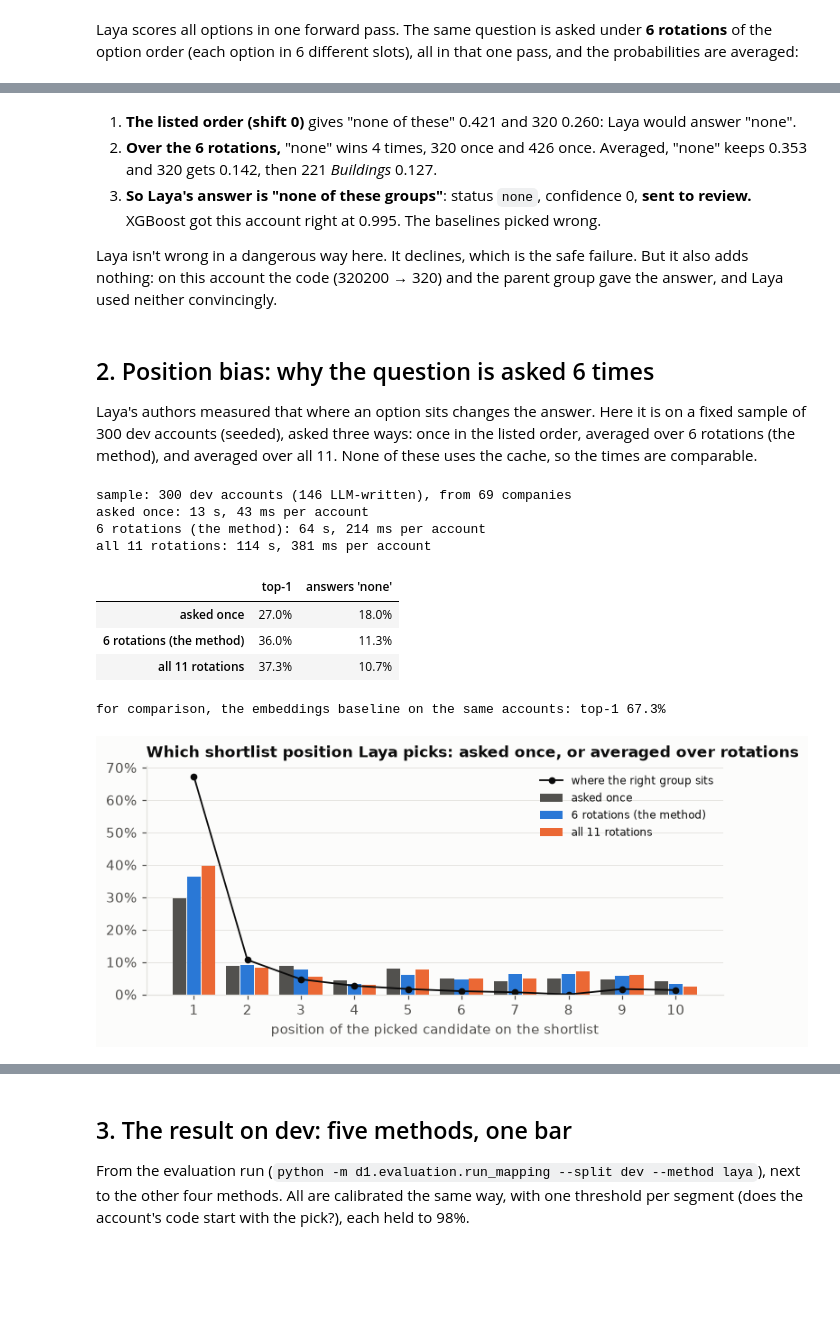
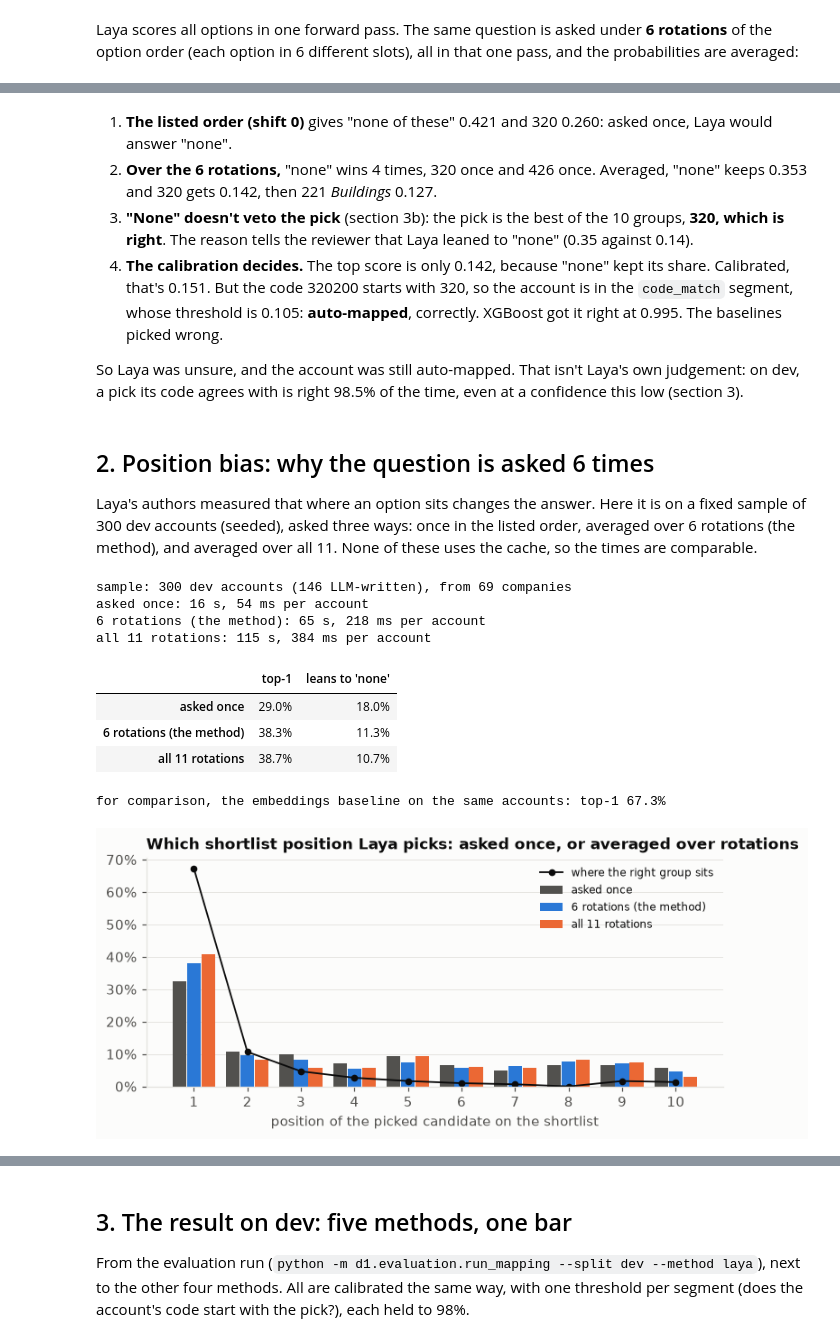
Before and after one commit to VincenzoVant/d1-consolidation-copilot, a Jupyter notebook: notebooks/15_laya.ipynb, the cells around one changed output, grey strips where cells are left out. Cells and saved outputs as stored; diff of their text form; code cells hidden in the pictures; blank space fills up the shorter version.

Commit message:
Keep Laya's none as a signal, not a veto

```diff
--- a/notebooks/15_laya.ipynb
+++ b/notebooks/15_laya.ipynb
@@ -135,9 +135,10 @@ pick None (none, laya: none of these groups (p = 0.35)); calibrated confidence 0
 # %% [markdown]
-1. **The listed order (shift 0)** gives "none of these" 0.421 and 320 0.260: Laya would answer "none".
+1. **The listed order (shift 0)** gives "none of these" 0.421 and 320 0.260: asked once, Laya would answer "none".
 2. **Over the 6 rotations,** "none" wins 4 times, 320 once and 426 once. Averaged, "none" keeps 0.353 and 320 gets 0.142, then 221 *Buildings* 0.127.
-3. **So Laya's answer is "none of these groups"**: status `none`, confidence 0, **sent to review.** XGBoost got this account right at 0.995. The baselines picked wrong.
+3. **"None" doesn't veto the pick** (section 3b): the pick is the best of the 10 groups, **320, which is right**. The reason tells the reviewer that Laya leaned to "none" (0.35 against 0.14).
+4. **The calibration decides.** The top score is only 0.142, because "none" kept its share. Calibrated, that's 0.151. But the code 320200 starts with 320, so the account is in the `code_match` segment, whose threshold is 0.105: **auto-mapped**, correctly. XGBoost got it right at 0.995. The baselines picked wrong.
 
-Laya isn't wrong in a dangerous way here. It declines, which is the safe failure. But it also adds nothing: on this account the code (320200 → 320) and the parent group gave the answer, and Laya used neither convincingly.
+So Laya was unsure, and the account was still auto-mapped. That isn't Laya's own judgement: on dev, a pick its code agrees with is right 98.5% of the time, even at a confidence this low (section 3).
 # %% [markdown]
 ## 2. Position bias: why the question is asked 6 times
 
@@ -160,42 +161,42 @@ for name, method in variants.items():
     results[name] = outs
     print(f"{name}: {time.time() - start:.0f} s, {(time.time() - start) / len(sample) * 1000:.0f} ms per account")
 
 
 def summary(outs):
-    picks = np.array([o.chosen_code or "none" for o in outs])
-    first = np.array([o.chosen_code == s[0].code for o, s in zip(outs, s_lists)])
+    picks = np.array([o.chosen_code for o in outs])
+    leaned = np.array([bool(o.reason) and "leaned to none" in o.reason for o in outs])  # "none" scored above the pick
     slot = [next((i for i, c in enumerate(s) if c.code == o.chosen_code), None) for o, s in zip(outs, s_lists)]
-    return {"top-1": np.mean(picks == s_target), "answers 'none'": np.mean(picks == "none"), "slot": slot}
+    return {"top-1": np.mean(picks == s_target), "leans to 'none'": leaned.mean(), "slot": slot}
 
 
 emb_first = np.mean([s[0].code == t for s, t in zip(s_lists, s_target)])
 rows = {name: summary(outs) for name, outs in results.items()}
 display(pd.DataFrame({n: {k: v for k, v in r.items() if k != "slot"} for n, r in rows.items()}).T.style.format("{:.1%}"))
 print(f"for comparison, the embeddings baseline on the same accounts: top-1 {emb_first:.1%}")
 
 fig, ax = plt.subplots(figsize=(7.5, 3))
 width = 0.27
 right_slot = [next((i for i, c in enumerate(s) if c.code == t), None) for s, t in zip(s_lists, s_target)]
 for j, (name, r) in enumerate(rows.items()):
     counts = np.bincount([s for s in r["slot"] if s is not None], minlength=K) / len(sample)
     ax.bar(np.arange(K) + (j - 1) * width, counts, width=width * 0.95, color=[INK_2, SINGLE, "#eb6834"][j], label=name)
 ax.plot(np.arange(K), np.bincount([s for s in right_slot if s is not None], minlength=K) / len(sample), color=INK, marker="o", markersize=4, linewidth=1.2, label="where the right group sits")
 ax.set_xticks(np.arange(K), [str(i + 1) for i in range(K)])
 ax.set_xlabel("position of the picked candidate on the shortlist")
 ax.yaxis.set_major_formatter(pct())
 ax.grid(axis="x", visible=False)
 ax.legend(fontsize=8)
 ax.set_title("Which shortlist position Laya picks: asked once, or averaged over rotations")
 plt.show()
 # %% [output]
 sample: 300 dev accounts (146 LLM-written), from 69 companies
-asked once: 13 s, 43 ms per account
-6 rotations (the method): 64 s, 214 ms per account
-all 11 rotations: 114 s, 381 ms per account
+asked once: 16 s, 54 ms per account
+6 rotations (the method): 65 s, 218 ms per account
+all 11 rotations: 115 s, 384 ms per account
-|  | top-1 | answers 'none' |
-| asked once | 27.0% | 18.0% |
-| 6 rotations (the method) | 36.0% | 11.3% |
-| all 11 rotations | 37.3% | 10.7% |
+|  | top-1 | leans to 'none' |
+| asked once | 29.0% | 18.0% |
+| 6 rotations (the method) | 38.3% | 11.3% |
+| all 11 rotations | 38.7% | 10.7% |
 for comparison, the embeddings baseline on the same accounts: top-1 67.3%
-[figure, old version]
+[figure, new version]
 # %% [markdown]
```
Also changed, not shown: parts of 15 cells of this notebook, 12 other files.
